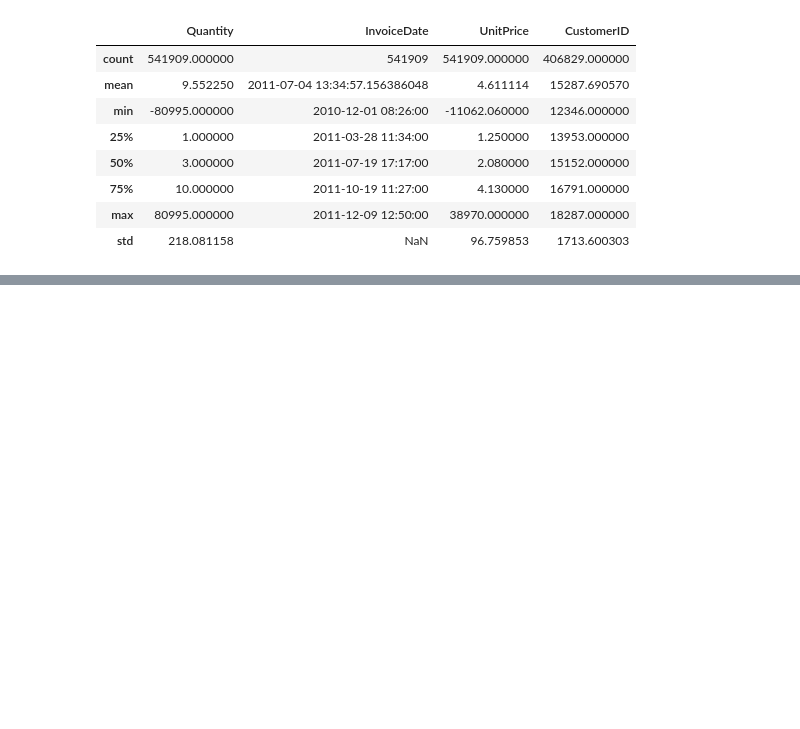
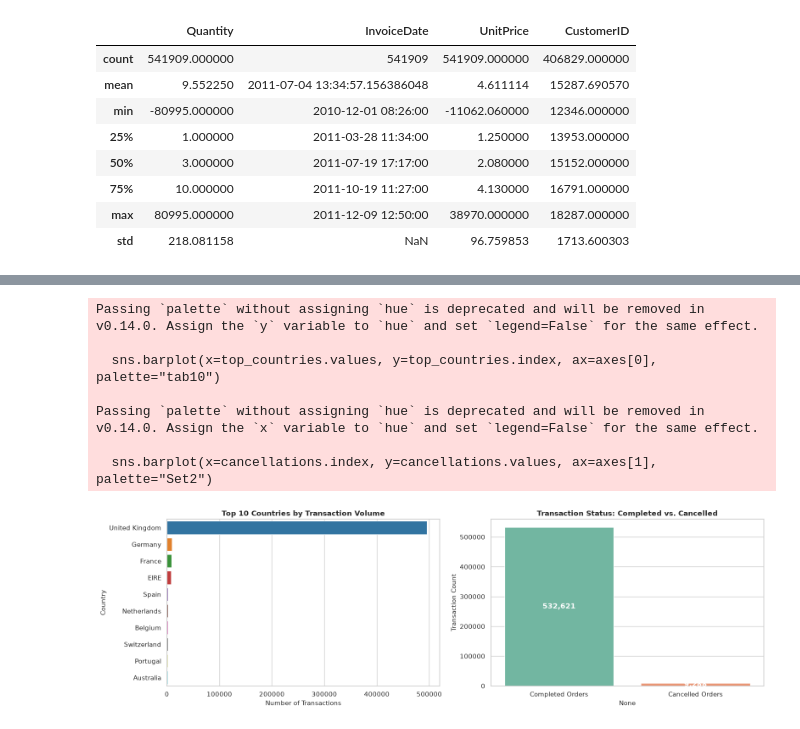
Before and after one commit to beppvis/23CSE301-Machine-Learning-Project, a Jupyter notebook: notebooks/Clustering.ipynb, the cells around one changed output, grey strips where cells are left out. Cells and saved outputs as stored; diff of their text form; code cells hidden in the pictures; blank space fills up the shorter version.

```diff
--- a/notebooks/Clustering.ipynb
+++ b/notebooks/Clustering.ipynb
@@ -102,2 +93,0 @@ array(['United Kingdom', 'France', 'Australia', 'Netherlands', 'Germany',
-# %%
-df = df.dropna(subset=['CustomerID'])
@@ -113,2 +93,0 @@ df.head()
-# %%
-df = df[~df['InvoiceNo'].astype(str).str.startswith('C')]
@@ -135,2 +93,0 @@ memory usage: 27.0+ MB
-# %%
-df = df.drop(labels=['StockCode','Description'],axis=1)
@@ -352,0 +115,31 @@ Linkage: Single     | Silhouette Score: 0.6950
+# %%
+fig, axes = plt.subplots(1, 2, figsize=(16, 5))
+
+# Top 10 Countries by Transaction Count
+top_countries = df['Country'].value_counts().head(10)
+sns.barplot(x=top_countries.values, y=top_countries.index, ax=axes[0], palette="tab10")
+axes[0].set_title("Top 10 Countries by Transaction Volume", fontweight="bold")
+axes[0].set_xlabel("Number of Transactions")
+axes[0].set_ylabel("Country")
+
+# Cancellation count
+cancellations = df['InvoiceNo'].astype(str).str.startswith('C').value_counts()
+cancellations.index = ['Completed Orders', 'Cancelled Orders']
+sns.barplot(x=cancellations.index, y=cancellations.values, ax=axes[1], palette="Set2")
+axes[1].set_title("Transaction Status: Completed vs. Cancelled", fontweight="bold")
+axes[1].set_ylabel("Transaction Count")
+for p in axes[1].patches:
+    axes[1].annotate(f"{int(p.get_height()):,}", (p.get_x() + p.get_width() / 2., p.get_height() / 2),
+                     ha='center', va='center', color='white', fontweight='bold', fontsize=12)
+
+plt.tight_layout()
+plt.show()
+# %% [output]
+Passing `palette` without assigning `hue` is deprecated and will be removed in v0.14.0. Assign the `y` variable to `hue` and set `legend=False` for the same effect.
+
+  sns.barplot(x=top_countries.values, y=top_countries.index, ax=axes[0], palette="tab10")
+
+Passing `palette` without assigning `hue` is deprecated and will be removed in v0.14.0. Assign the `x` variable to `hue` and set `legend=False` for the same effect.
+
+  sns.barplot(x=cancellations.index, y=cancellations.values, ax=axes[1], palette="Set2")
+[figure, added]
```
Also changed, not shown: parts of 49 cells of this notebook, 2 other files.
